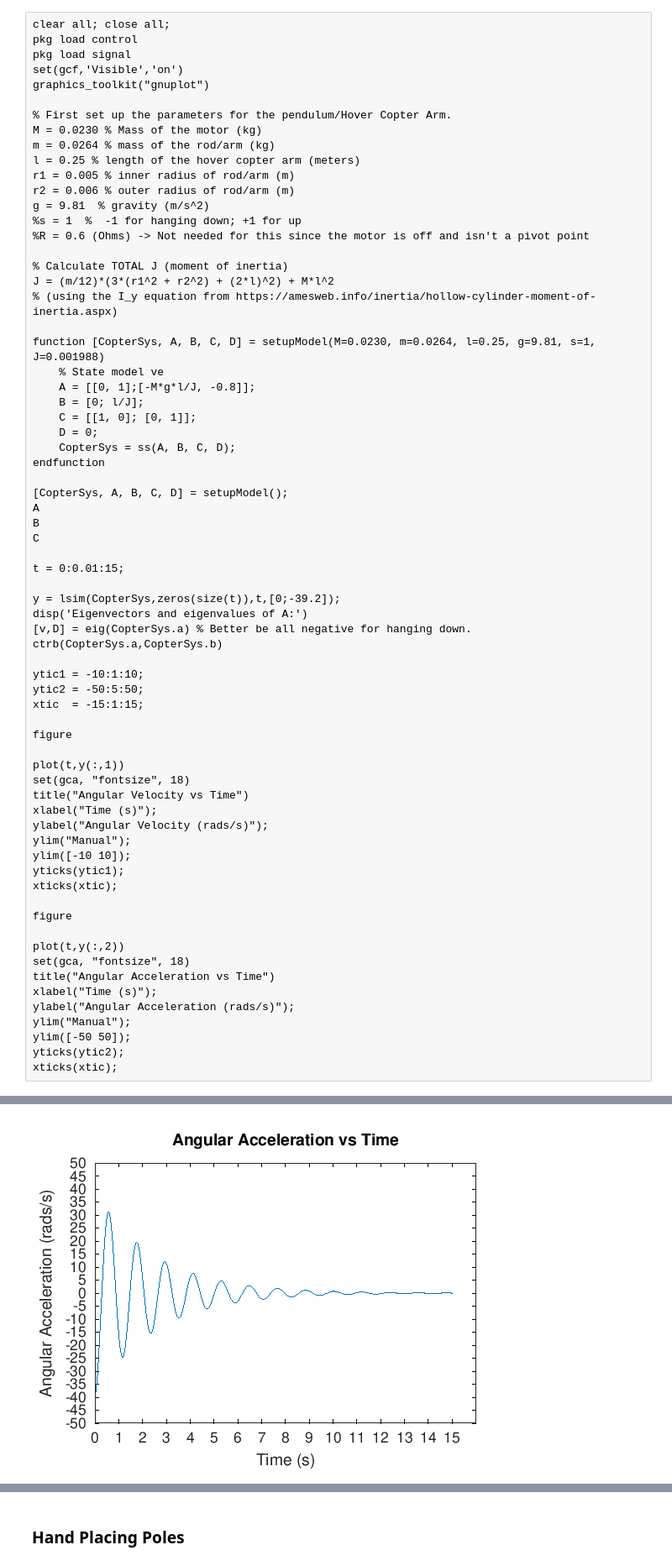
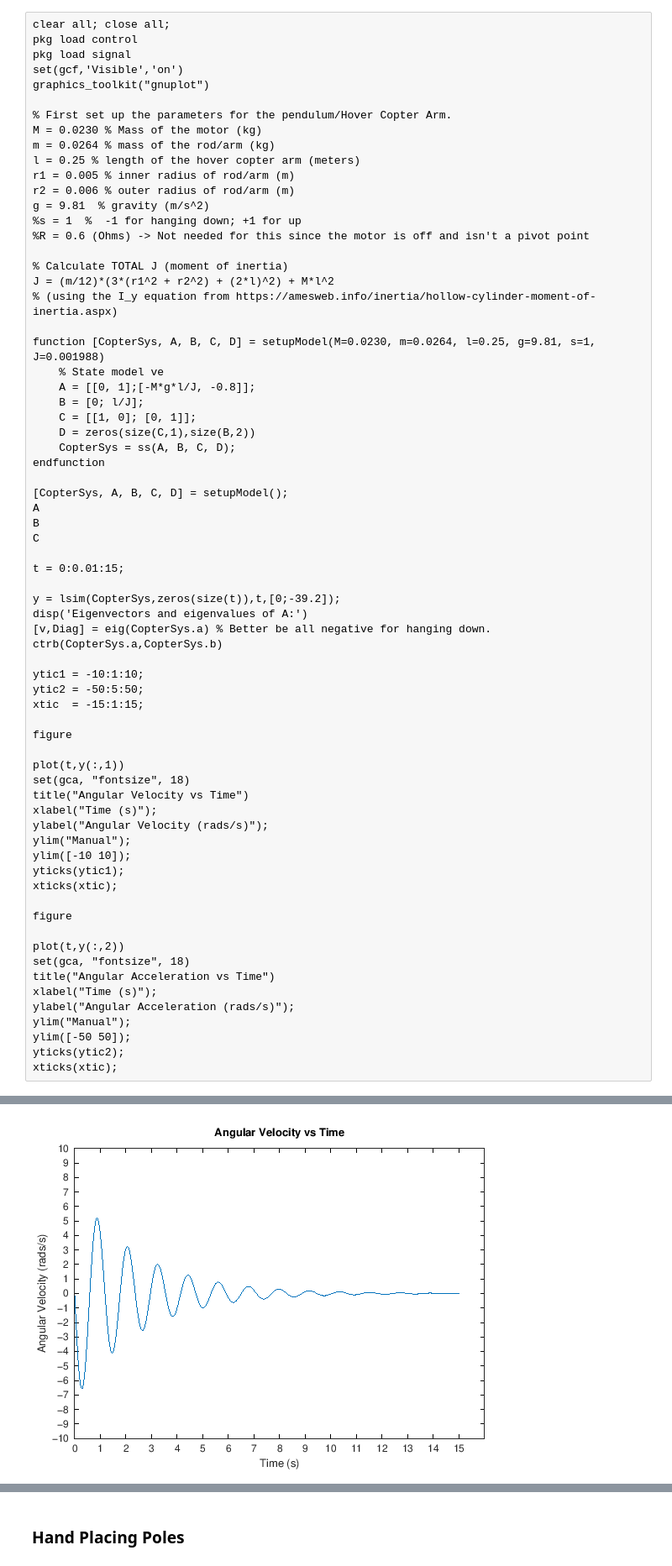
Before and after one commit to matthartpi/Hovercopter, a Jupyter notebook: Hovercopter - General/HangingDown/HoverCopterHanging-Copy3.ipynb, the cells around one changed output, grey strips where cells are left out. Shown at 84% size. Saved outputs shown, nothing was run; the diff lists cells and outputs as text.

```diff
--- a/Hovercopter - General/HangingDown/HoverCopterHanging-Copy3.ipynb
+++ b/Hovercopter - General/HangingDown/HoverCopterHanging-Copy3.ipynb
@@ -174,7 +174,7 @@ function [CopterSys, A, B, C, D] = setupModel(M=0.0230, m=0.0264, l=0.25, g=9.81
     A = [[0, 1];[-M*g*l/J, -0.8]];
     B = [0; l/J];
     C = [[1, 0]; [0, 1]];
-    D = 0;
+    D = zeros(size(C,1),size(B,2))
     CopterSys = ss(A, B, C, D);
 endfunction
 
@@ -187,7 +187,7 @@ t = 0:0.01:15;
 
 y = lsim(CopterSys,zeros(size(t)),t,[0;-39.2]);
 disp('Eigenvectors and eigenvalues of A:')
-[v,D] = eig(CopterSys.a) % Better be all negative for hanging down.
+[v,Diag] = eig(CopterSys.a) % Better be all negative for hanging down.
 ctrb(CopterSys.a,CopterSys.b)
 
 ytic1 = -10:1:10;
@@ -239,5 +241,5 @@ Inline plot failed, consider trying another graphics toolkit
 error: print: no axes object in figure to print
 error: called from
     _make_figures>safe_print at line 125 column 7
     _make_figures at line 49 column 13
-[figure, old version]
+[figure, new version]
```
Also changed, not shown: parts of 3 cells of this notebook.
